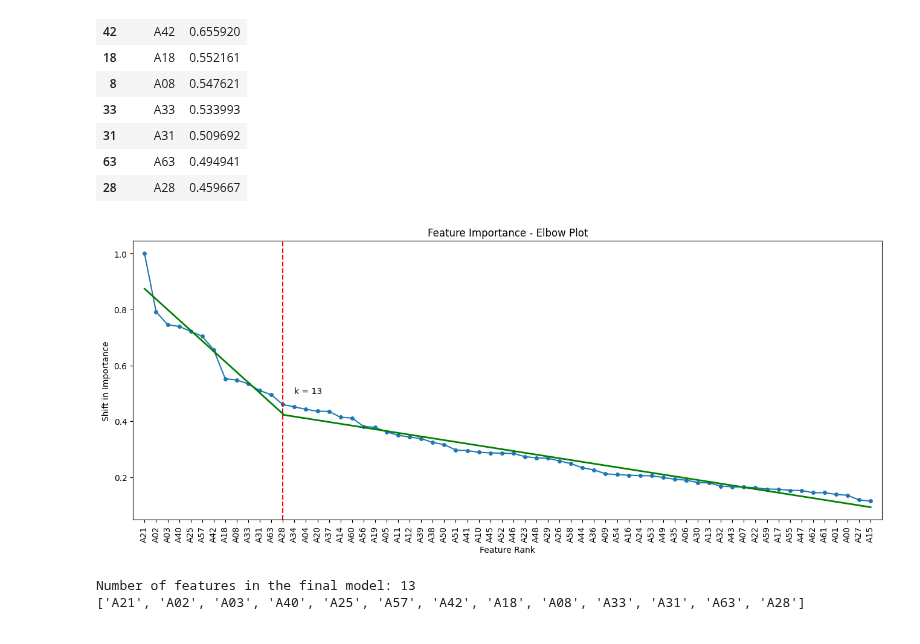
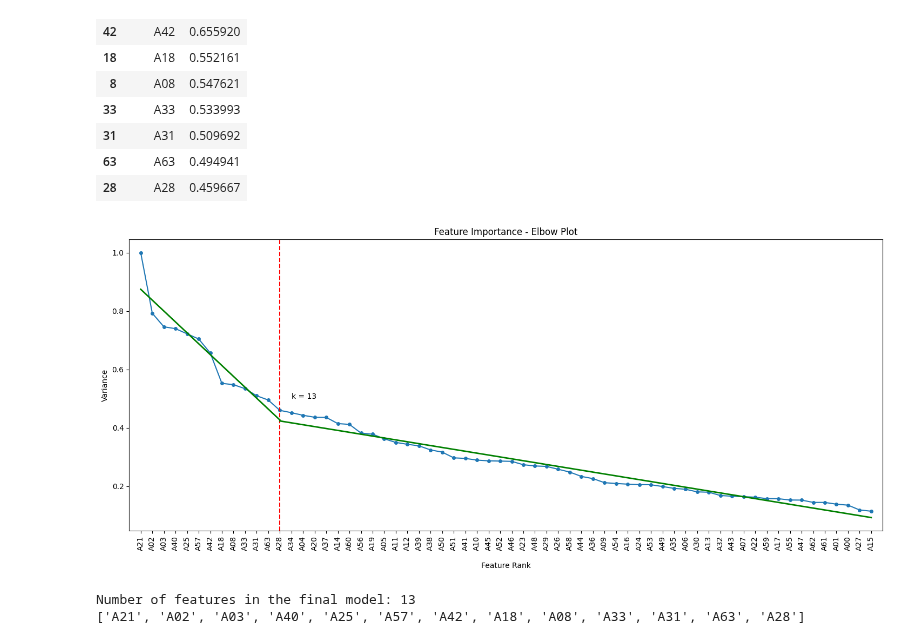
Before and after one commit to Amoreno73/wnv_embeddings, a Jupyter notebook: notebooks/shap-ranking.ipynb, the cells around one changed output. Drawn from its saved outputs; the diff is of its cells as text; code cells hidden in the pictures.

Commit message:
small modification to elbow plot spacing

```diff
--- a/notebooks/shap-ranking.ipynb
+++ b/notebooks/shap-ranking.ipynb
@@ -524,38 +524,38 @@ k = 13
 vals = df_elbow["Overall"].sort_values(ascending=False).values
 features = df_sorted["Feature"].tolist()
 
-plt.figure(figsize=(16,6))
+plt.figure(figsize=(18,7))
 plt.plot(range(1, len(vals)+1), vals, marker='o',markersize=4)
 plt.xticks(range(1, len(vals)+1), features, rotation=90)
 
 plt.axvline(x=13,linestyle="--",color="red")
 
 plt.text(14, vals[0]*0.5, "k = 13", rotation=0)
 plt.xlim(0, len(vals)+1)
 
-plt.xlabel("Feature Rank")
-plt.ylabel("Shift in Importance")
+plt.xlabel("Feature Rank", labelpad=15)
+plt.ylabel("Variance")
 plt.title("Feature Importance - Elbow Plot")
 
 # adding two regression lines: 1 to 13 and 13 to 64
 # this wil help with interpretability
 # array range for slope range
 x = np.arange(1, len(vals)+1)
 x_1 = x[:13]
 y_1 = vals[:13]
 coef1 = np.polyfit(x_1, y_1, 1)
 line1 = np.poly1d(coef1)
 plt.plot(x_1, line1(x_1), color="green", linewidth=2)
 
 x_2 = x[12:]
 y_2 = vals[12:]
 coef2 = np.polyfit(x_2, y_2, 1)
 line2 = np.poly1d(coef2)
 plt.plot(x_2, line2(x_2), color="green", linewidth=2)
 
 plt.show()
 # %% [output]
-[figure, old version]
+[figure, new version]
 # %%
 # moving on with the TabNet Regression Model for predicting the actual normalized values for each year.
 print(f"Number of features in the final model: {len(top_features)}")
```
Also changed, not shown: parts of 4 cells of this notebook, 2 other files.
